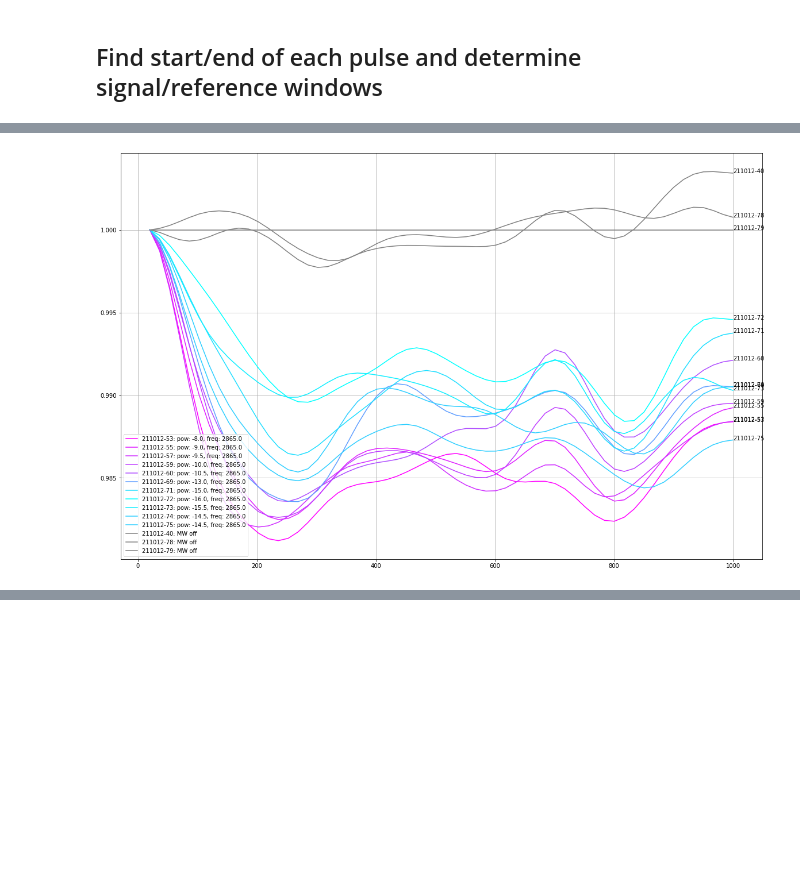
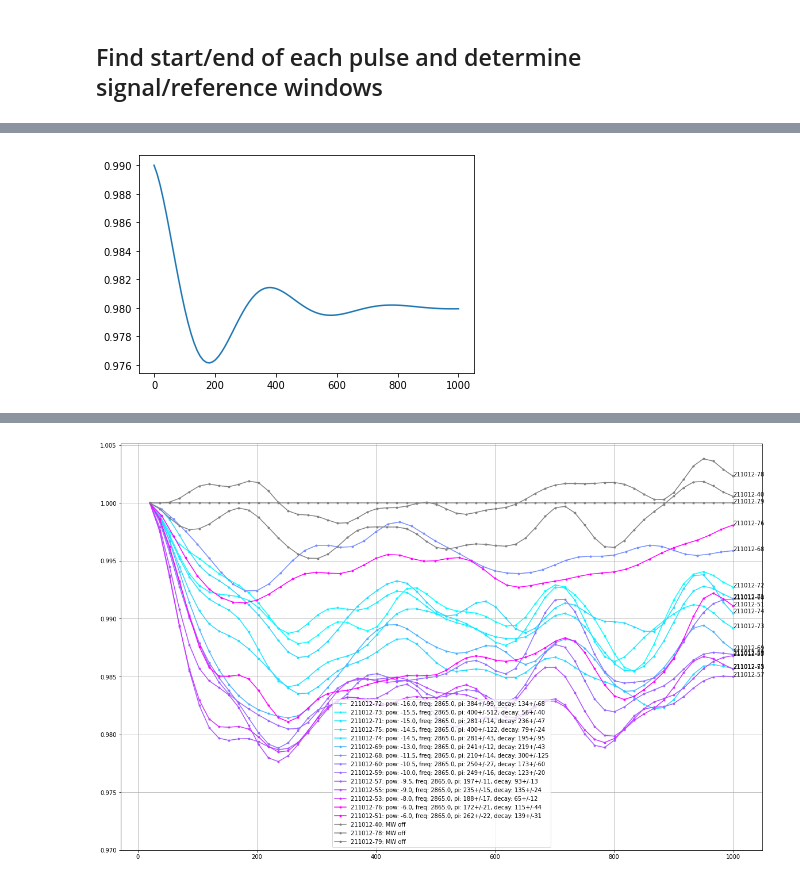
Before and after one commit to LCarnovale/HonoursAnalysis, a Jupyter notebook: analyse_rabi.ipynb, the cells around one changed output, grey strips where cells are left out. Saved outputs shown, nothing was run; the diff lists cells and outputs as text; code cells hidden in the pictures; blank space fills up the shorter version.

```diff
--- a/analyse_rabi.ipynb
+++ b/analyse_rabi.ipynb
@@ -424,12 +423,17 @@ amp_off = [
     # *rd("211001", 23), *rd("211008", 6, 17, 18)
     *rd("211012", 40, 78, 79)
 ]
+already_normalised = [
+    DI(68, "211012"),
+    DI(76, "211012")
+]
 normalise = True
-norm_tau, norm_array = smoothed_series[DI(79, "211012")]
+norm_tau, norm_array = smoothed_series[DI(79, "211012")][:2]
 # runs = [*rd("211008", 6, 10, 12, 13, 14, 16, 17, 18,)]# 21, 22, 27, 29)]
-runs = [*rd("211012", 40, *date_nums["211012"][9:])]#*date_nums["211012"])]
-runs.remove(DI(68, "211012"))
-runs.remove(DI(76, "211012"))
+runs = [*rd("211012", 40, *date_nums["211012"][8:])]#*date_nums["211012"])]
+# runs.remove(DI(68, "211012"))
+# runs.remove(DI(76, "211012"))
+runs = np.array(runs)[MW_pows[runs].argsort()]
 # %%
 # Plot normalised rabi curves
 # r = lambda n : DI(n, "210928")
@@ -450,42 +454,81 @@ r2 = lambda *n : [DI(n_, "211001") for n_ in n] if len(n) > 1 else DI(n[0], "211
 # runs = [*rd("211001", *run_nums), *rd("211008", 6, 10, 12, 13, 14, 16, 17)]
 powered_runs = np.array([r for r in runs if r not in amp_off])
 
 
 # runs = [i for i in range(len(rabi_specs)-1)]
 pow_range = MW_pows[powered_runs] #np.array([n for n in runs], dtype=float)
 pow_0to1 = pow_range - min(pow_range)
+
 if not np.all(pow_0to1 == 0):
     pow_0to1 /= max(pow_0to1)
+cmap = plt.cm.cool(pow_0to1)
 
+def rabi_f(tau, pi_t, decay_t, base, amp):
+    return amp*np.cos(tau * (np.pi/pi_t)) * np.exp(-tau/decay_t) + base
+init_p = (200, 200, .98, 0.01)
+test_tau = np.linspace(0, 1000, 100)
+plt.plot(test_tau, rabi_f(test_tau, *init_p))
+plt.show()
 
-cmap = plt.cm.cool(pow_0to1)
-plt.figure(figsize=(20, 13))
+lil_fig = plt.figure(figsize=(20, 13))
+lil_ax = lil_fig.gca()
+n_cols=2
+n_rows = (len(powered_runs)+1)//n_cols
+big_fig = plt.figure(figsize=(15, 4*n_rows))
+big_fig_axes = big_fig.subplots(nrows=n_rows, ncols=n_cols).flatten()
+bfi = 0 # big fig axes index
 off_runs = [r for r in runs if r in amp_off]
 all_runs = list(powered_runs) + off_runs
 all_clrs = list(cmap) + ["k"] * len(off_runs)
 normalised_series = [None for _ in smoothed_series]
+pi_times = []
+pi_err = []
+pi_pow = []
 for n, c in zip(all_runs, all_clrs):
-    tau_ax, vals = smoothed_series[n]
+    tau_ax, vals, ratio, ratio_err = smoothed_series[n]
     if n in reversed:
         vals = vals[::-1]
         tau_ax = tau_ax[::-1]
     if n in off_res:
         c = "black"
     if n in amp_off:
         c = "gray"
+
     if normalise:
-        vals = vals / np.interp(x=tau_ax, xp=norm_tau, fp=norm_array)
+        if n not in already_normalised:
+            vals = vals / np.interp(x=tau_ax, xp=norm_tau, fp=norm_array)
+            ratio = ratio / np.interp(x=tau_ax, xp=norm_tau, fp=norm_array)
         normalised_series[n] = (tau_ax, vals)
-        # vals = vals / norm_array
-    vals = vals - vals[0] + 1
+        popt, pcov = curve_fit(rabi_f, tau_ax, ratio, p0=init_p,
+            bounds=([0, 0, 0.9, 0], [400, 300, 1., 0.1]),
+            sigma=ratio_err, absolute_sigma=True)#np.linspace(1., 0.3, len(tau_ax), endpoint=False))
+        perr = np.sqrt(np.diag(pcov))
     if n in off_runs:
         l = f"{keys_nice[n]}: MW off"
     else:
-        l = f"{keys_nice[n]}: pow: {MW_pows[n]}, freq: {MW_freqs[n]}"
-    plt.plot(tau_ax, vals, color=c, label=l)
-    plt.annotate(f"{keys_nice[n]}", (tau_ax[-1], vals[-1]))
-plt.grid()
-plt.legend()
+        l = f"{keys_nice[n]}: pow: {MW_pows[n]}, freq: {MW_freqs[n]}, pi: {popt[0]:.0f}+/-{perr[0]:.0f}, decay: {popt[1]:.0f}+/-{perr[1]:.0f}"
+    if normalise:
+        if n in powered_runs:
+            ax = big_fig_axes[bfi]
+            ax.errorbar(tau_ax, ratio, yerr=ratio_err, fmt='.', label="data")
+            ax.plot(tau_ax, rabi_f(tau_ax, *popt), "-", label="fit")
+            ax.set_title(l)
+            ax.grid(True)
+            ax.legend()
+            bfi += 1
+            pi_times.append(popt[0])
+            pi_err.append(perr[0])
+            pi_pow.append(MW_pows[n])
+
+    vals = vals - vals[0] + 1
+    lil_ax.plot(tau_ax, vals, '.-', color=c, label=l)
+    if normalise:
+        # lil_ax.plot(tau_ax, rabi_f(tau_ax, *popt), color=c, label=l)
+        print(perr, popt)
+    lil_ax.annotate(f"{keys_nice[n]}", (tau_ax[-1], vals[-1]))
+lil_ax.grid()
+lil_ax.set_ylim(bottom=.97)
+lil_ax.legend()
 plt.show()
 # %% [output]
-[figure, old version]
+[figure, new version]
@@ -491,0 +552 @@ plt.show()
+[figure, added]
```
Also changed, not shown: parts of 10 cells of this notebook, 3 other files.
